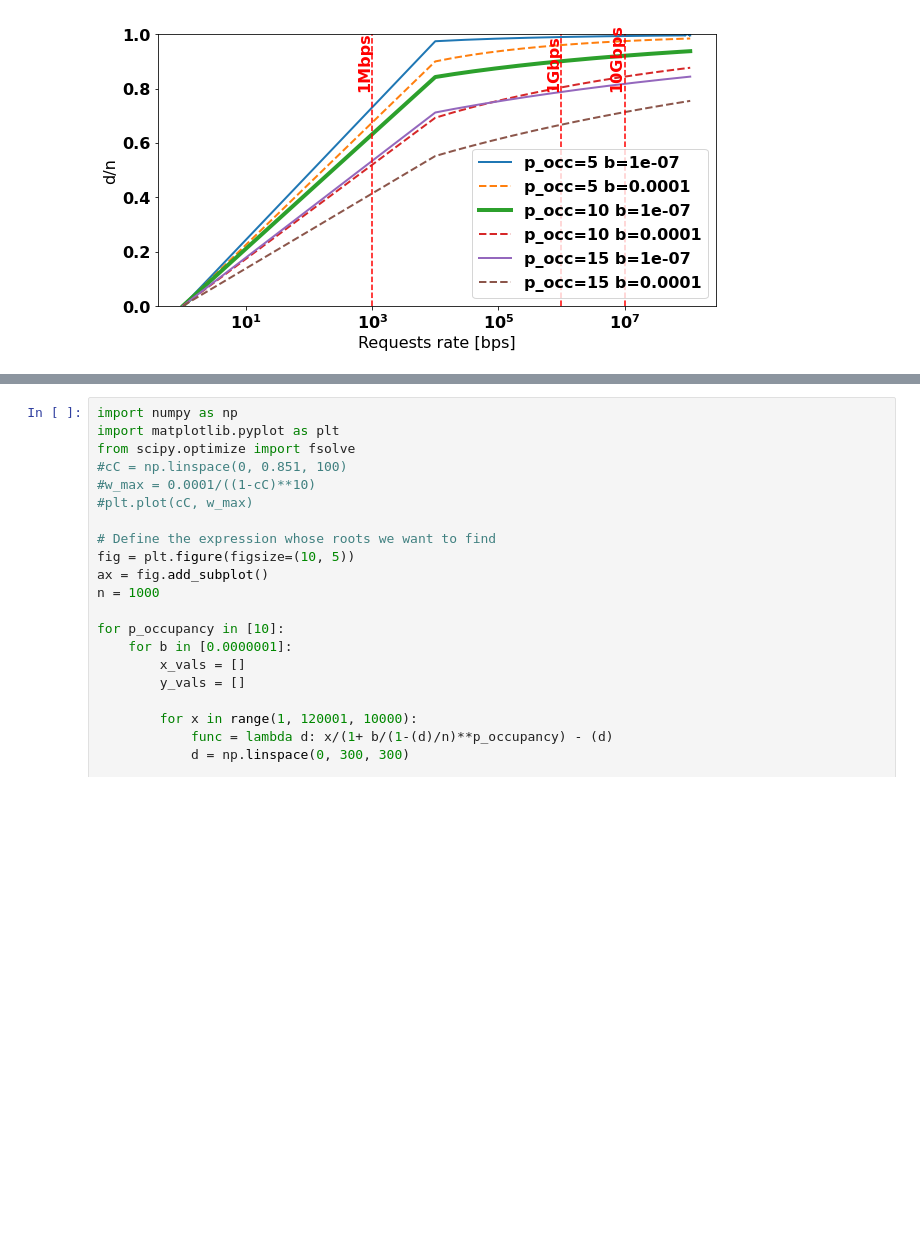
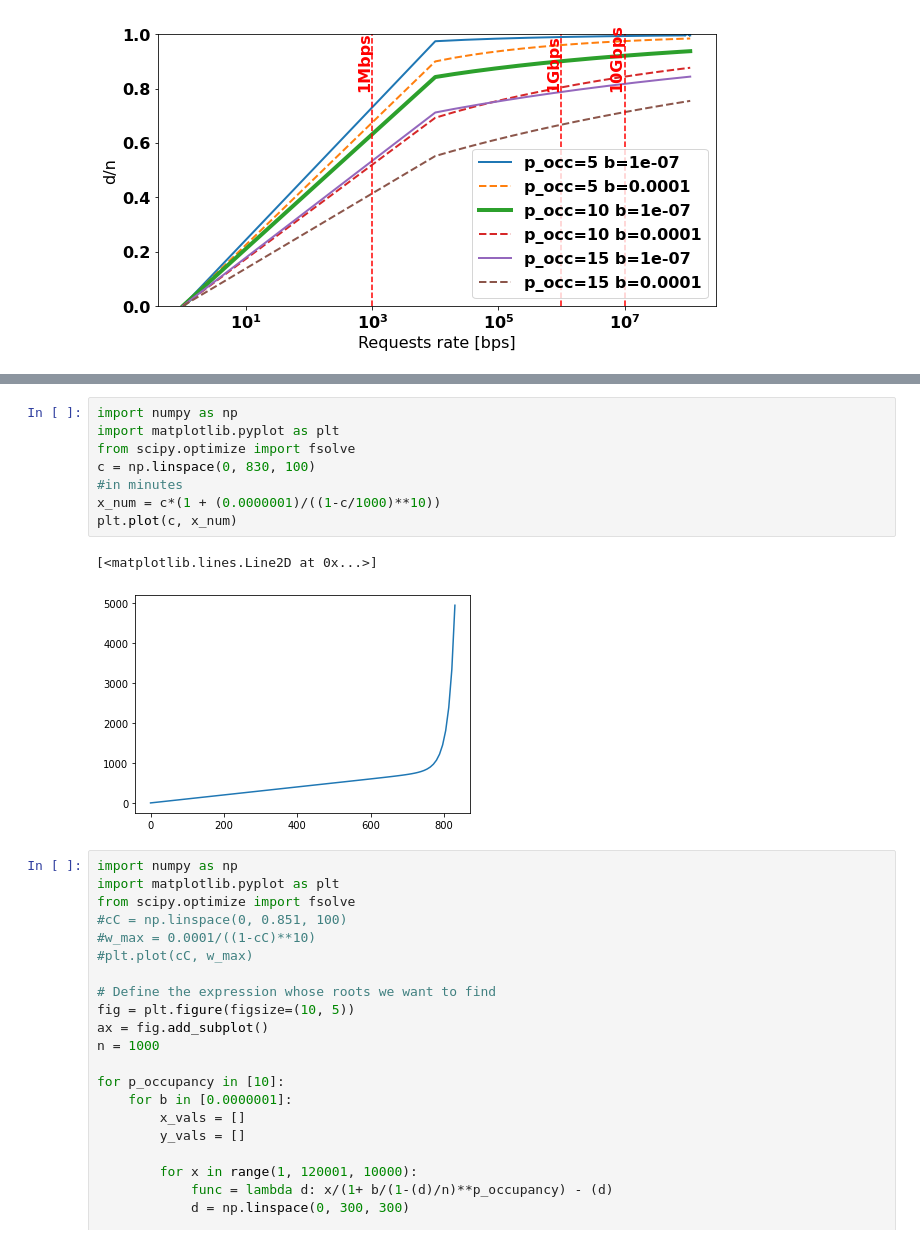
Before and after one commit to datahop/p2p-service-discovery, a Jupyter notebook: service-discovery/python/analysis_section.ipynb, the cells around one changed output, grey strips where cells are left out. Saved outputs shown, nothing was run; the diff lists cells and outputs as text; blank space fills up the shorter version.

```diff
--- a/service-discovery/python/analysis_section.ipynb
+++ b/service-discovery/python/analysis_section.ipynb
@@ -84,3 +88,14 @@ plt.plot(cC, w_max)
+# %%
+import numpy as np
+import matplotlib.pyplot as plt
+from scipy.optimize import fsolve
+c = np.linspace(0, 830, 100)
+#in minutes
+x_num = c*(1 + (0.0000001)/((1-c/1000)**10))
+plt.plot(c, x_num)
+# %% [output]
+[<matplotlib.lines.Line2D at 0x...>]
+[figure, added]
 # %%
 import numpy as np
 import matplotlib.pyplot as plt
```
Also changed, not shown: parts of 1 cell of this notebook.
